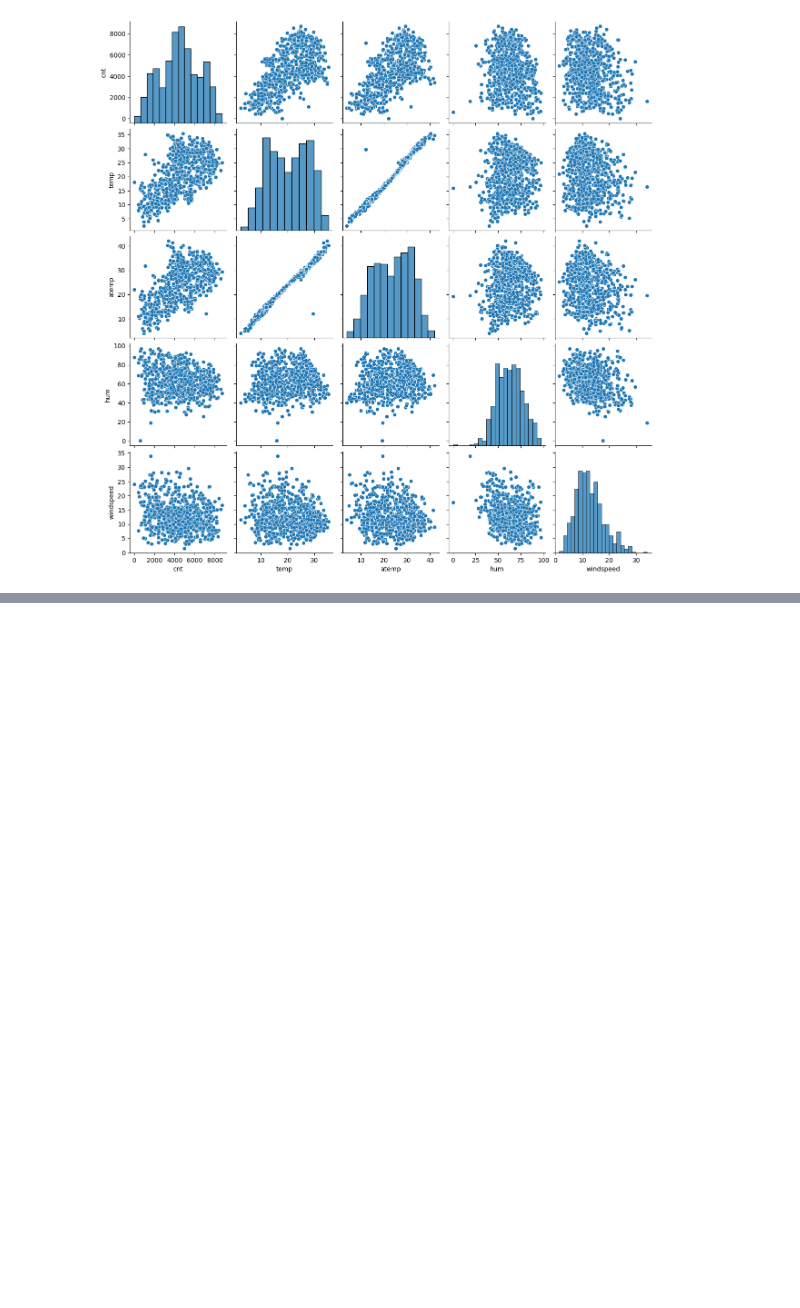
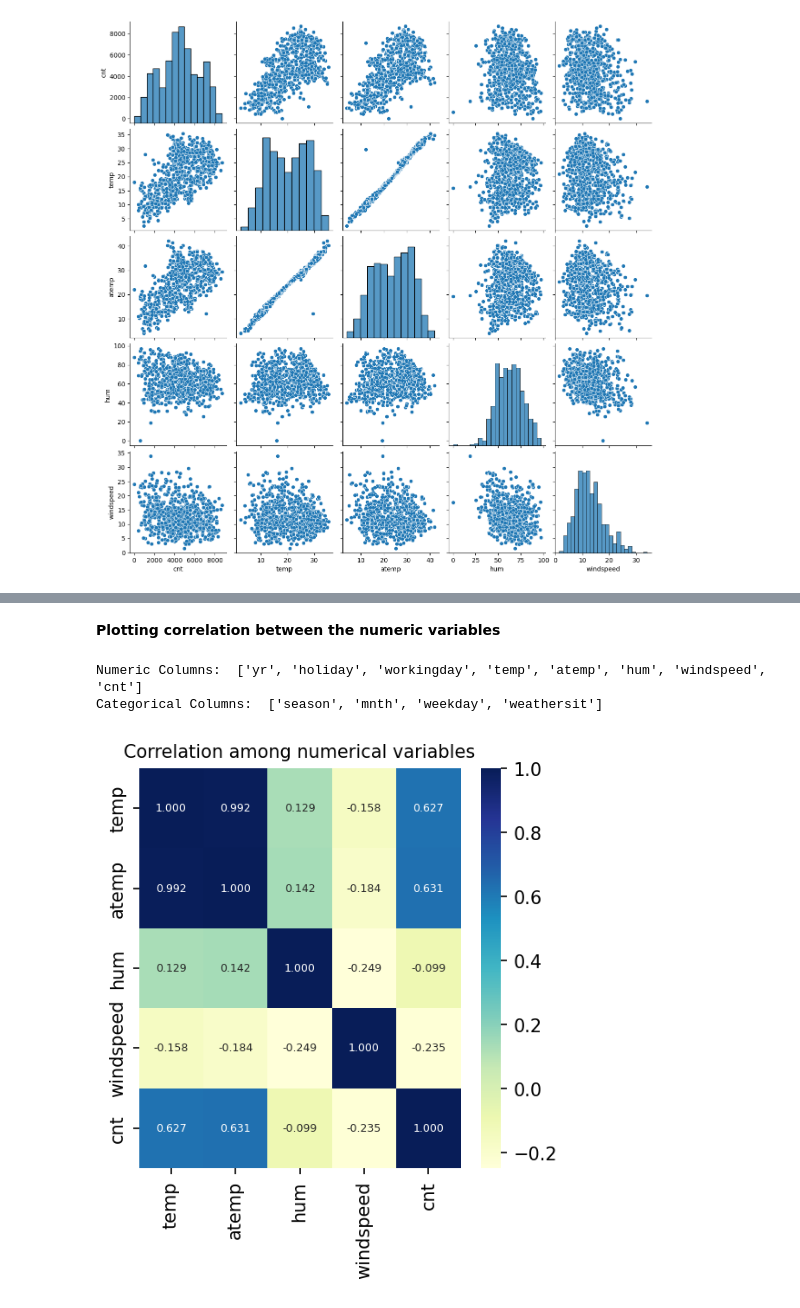
Before and after one commit to 90mlnoob/BikeSharing-LinearRegression, a Jupyter notebook: BoomBikesAssignment.ipynb, the cells around one changed output, grey strips where cells are left out. Saved outputs shown, nothing was run; the diff lists cells and outputs as text; code cells hidden in the pictures; blank space fills up the shorter version.

```diff
--- a/BoomBikesAssignment.ipynb
+++ b/BoomBikesAssignment.ipynb
@@ -293,0 +293,22 @@ The clear weathershit has highest demand
+# %% [markdown]
+**Plotting correlation between the numeric variables**
+# %%
+# Get the list of numeric and categorical columns in separate lists
+numeric_cols = list(bike_sharing_df.select_dtypes(include=['float64', 'int64']).columns)
+categorical_cols = list(bike_sharing_df.select_dtypes(exclude=['float64', 'int64']).columns)
+
+print("Numeric Columns: ", numeric_cols)
+print("Categorical Columns: ", categorical_cols)
+# %% [output]
+Numeric Columns:  ['yr', 'holiday', 'workingday', 'temp', 'atemp', 'hum', 'windspeed', 'cnt']
+Categorical Columns:  ['season', 'mnth', 'weekday', 'weathersit']
+# %%
+# Plot coorelation of the numerical variables
+bike_df_corr = bike_sharing_df[["temp","atemp","hum","windspeed","cnt"]].corr()
+
+plt.figure(figsize=(4, 4), dpi=150)
+plt.title("Correlation among numerical variables", fontsize=10)
+sns.heatmap(bike_df_corr, annot= True, cmap="YlGnBu", fmt='.3f',  annot_kws={"size": 6})
+plt.show()
+# %% [output]
+[figure, added]
```
Also changed, not shown: parts of 71 cells of this notebook.
